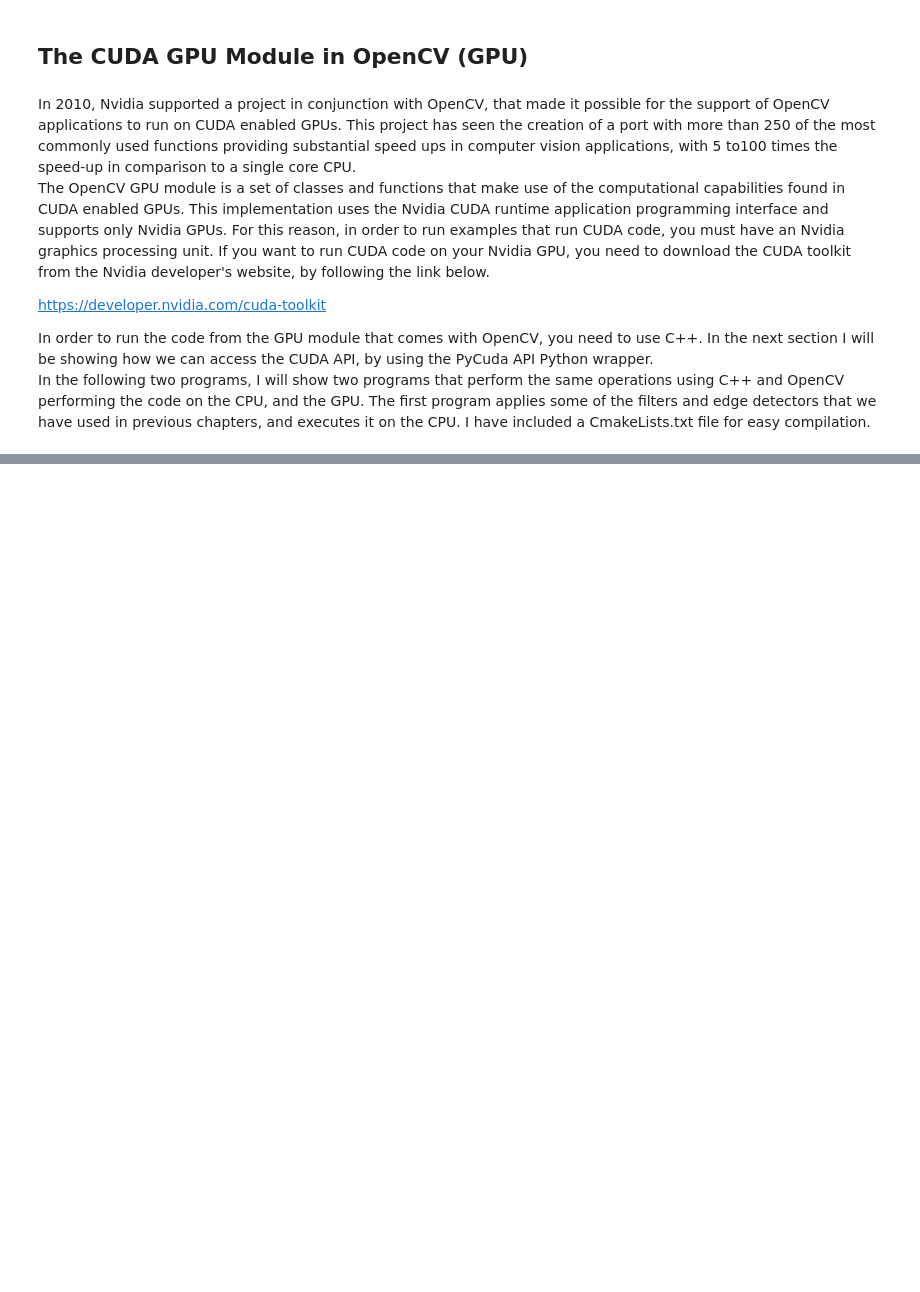
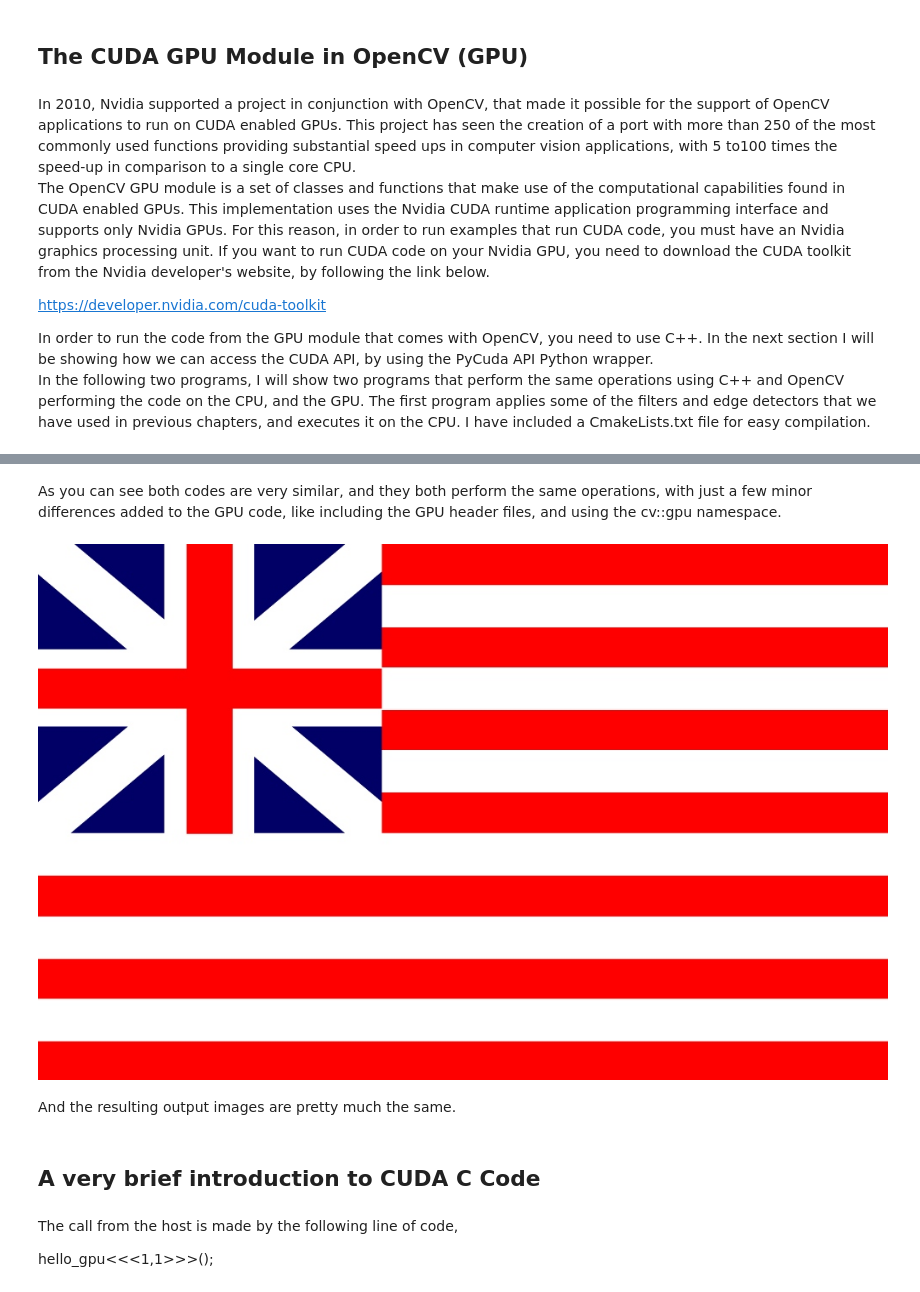
Before and after one commit to cesco345/opencv_python_examples, a Jupyter notebook: ch4/chapter4.ipynb, the cells around one changed output, grey strips where cells are left out. Saved outputs shown, nothing was run; the diff lists cells and outputs as text; code cells hidden in the pictures; blank space fills up the shorter version.

```diff
--- a/ch4/chapter4.ipynb
+++ b/ch4/chapter4.ipynb
@@ -30,0 +98,11 @@ In the following two programs, I will show two programs that perform the same op
+# %% [markdown]
+As you can see both codes are very similar, and they both perform the same operations, with just a few minor differences added to the GPU code, like including the GPU header files, and using  the cv::gpu namespace.
+# %%
+from IPython.display import Image
+Image(filename='/home/francesco/Backup/home/cesco/Desktop/book_entirety/ch4_final/images/B04209_04_03.png')
+# %% [output]
+[figure, added]
+# %% [markdown]
+And the resulting output images are pretty much the same.
+# %% [markdown]
+## A very brief introduction to CUDA C Code
@@ -30,0 +123,4 @@ In the following two programs, I will show two programs that perform the same op
+# %% [markdown]
+The call from the host is made by the following line of code,
+
+hello_gpu<<<1,1>>>();
```
Also changed, not shown: parts of 8 cells of this notebook.
